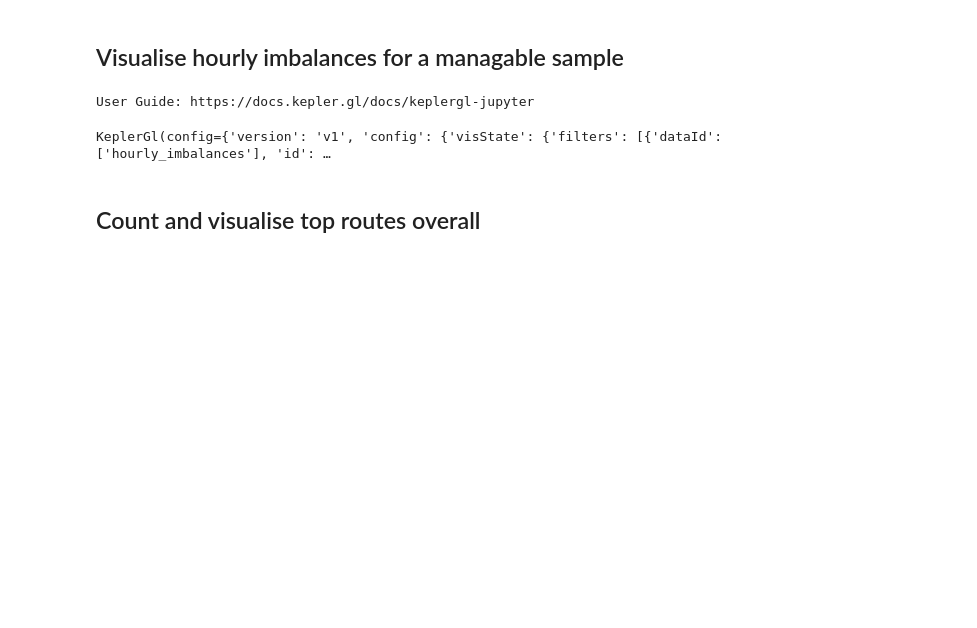
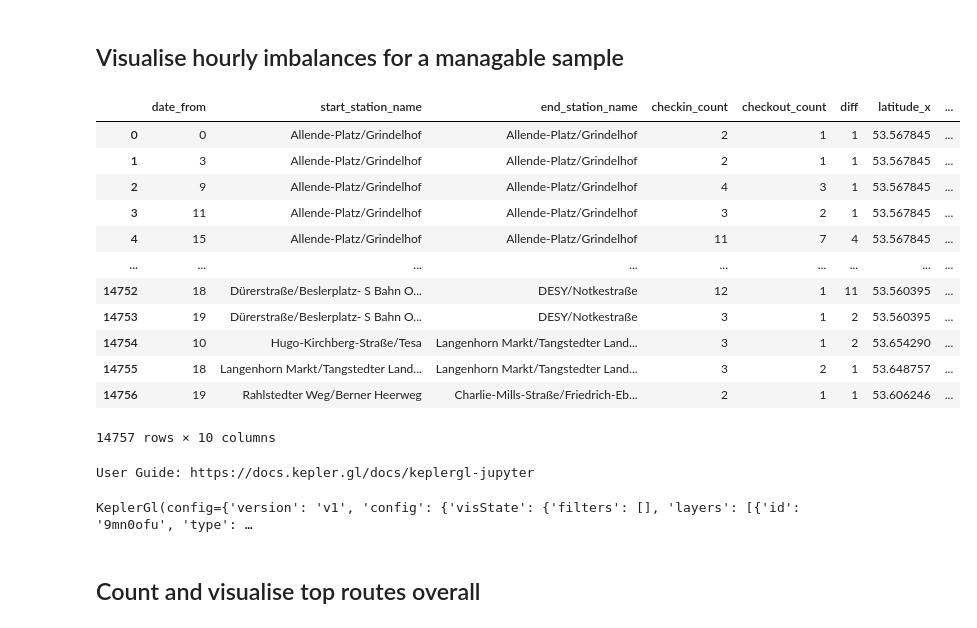
Before and after one commit to dorotheelaugwitz/master-thesis, a Jupyter notebook: analysis_stations.ipynb, the cells around one changed output. Cells and saved outputs as stored; diff of their text form; code cells hidden in the pictures; blank space fills up the shorter version.

```diff
--- a/analysis_stations.ipynb
+++ b/analysis_stations.ipynb
@@ -731,16 +734,32 @@ hourly_imbalances.rename(
 
 hourly_imbalances.reset_index(inplace=True)
 hourly_imbalances.to_csv("../data/kepler/stations_hourly_imbalances_sample.csv", index=False)
+# %%
+hourly_imbalances
+# %% [output]
+|  | date_from | start_station_name | end_station_name | checkin_count | checkout_count | diff | latitude_x | ... |
+| 0 | 0 | Allende-Platz/Grindelhof | Allende-Platz/Grindelhof | 2 | 1 | 1 | 53.567845 | ... |
+| 1 | 3 | Allende-Platz/Grindelhof | Allende-Platz/Grindelhof | 2 | 1 | 1 | 53.567845 | ... |
+| 2 | 9 | Allende-Platz/Grindelhof | Allende-Platz/Grindelhof | 4 | 3 | 1 | 53.567845 | ... |
+| 3 | 11 | Allende-Platz/Grindelhof | Allende-Platz/Grindelhof | 3 | 2 | 1 | 53.567845 | ... |
+| 4 | 15 | Allende-Platz/Grindelhof | Allende-Platz/Grindelhof | 11 | 7 | 4 | 53.567845 | ... |
+| ... | ... | ... | ... | ... | ... | ... | ... | ... |
+| 14752 | 18 | Dürerstraße/Beslerplatz- S Bahn O... | DESY/Notkestraße | 12 | 1 | 11 | 53.560395 | ... |
+| 14753 | 19 | Dürerstraße/Beslerplatz- S Bahn O... | DESY/Notkestraße | 3 | 1 | 2 | 53.560395 | ... |
+| 14754 | 10 | Hugo-Kirchberg-Straße/Tesa | Langenhorn Markt/Tangstedter Land... | 3 | 1 | 2 | 53.654290 | ... |
+| 14755 | 18 | Langenhorn Markt/Tangstedter Land... | Langenhorn Markt/Tangstedter Land... | 3 | 2 | 1 | 53.648757 | ... |
+| 14756 | 19 | Rahlstedter Weg/Berner Heerweg | Charlie-Mills-Straße/Friedrich-Eb... | 2 | 1 | 1 | 53.606246 | ... |
+14757 rows × 10 columns
 # %%
 map = KeplerGl(
     height=700,
-    data={"hourly_imbalances": hourly_imbalances},
+    data={"hourly_imbalances": hourly_imbalances[hourly_imbalances.date_from.isin([17,18])]},
     config=eval(open("config/map_imbalances_hourly.py", "r").read())
 )
 map
 # %% [output]
 User Guide: https://docs.kepler.gl/docs/keplergl-jupyter
-KeplerGl(config={'version': 'v1', 'config': {'visState': {'filters': [{'dataId': ['hourly_imbalances'], 'id': …
+KeplerGl(config={'version': 'v1', 'config': {'visState': {'filters': [], 'layers': [{'id': '9mn0ofu', 'type': …
 # %% [markdown]
 ## Count and visualise top routes overall
 # %%
```
Also changed, not shown: parts of 14 cells of this notebook, 3 other files.
